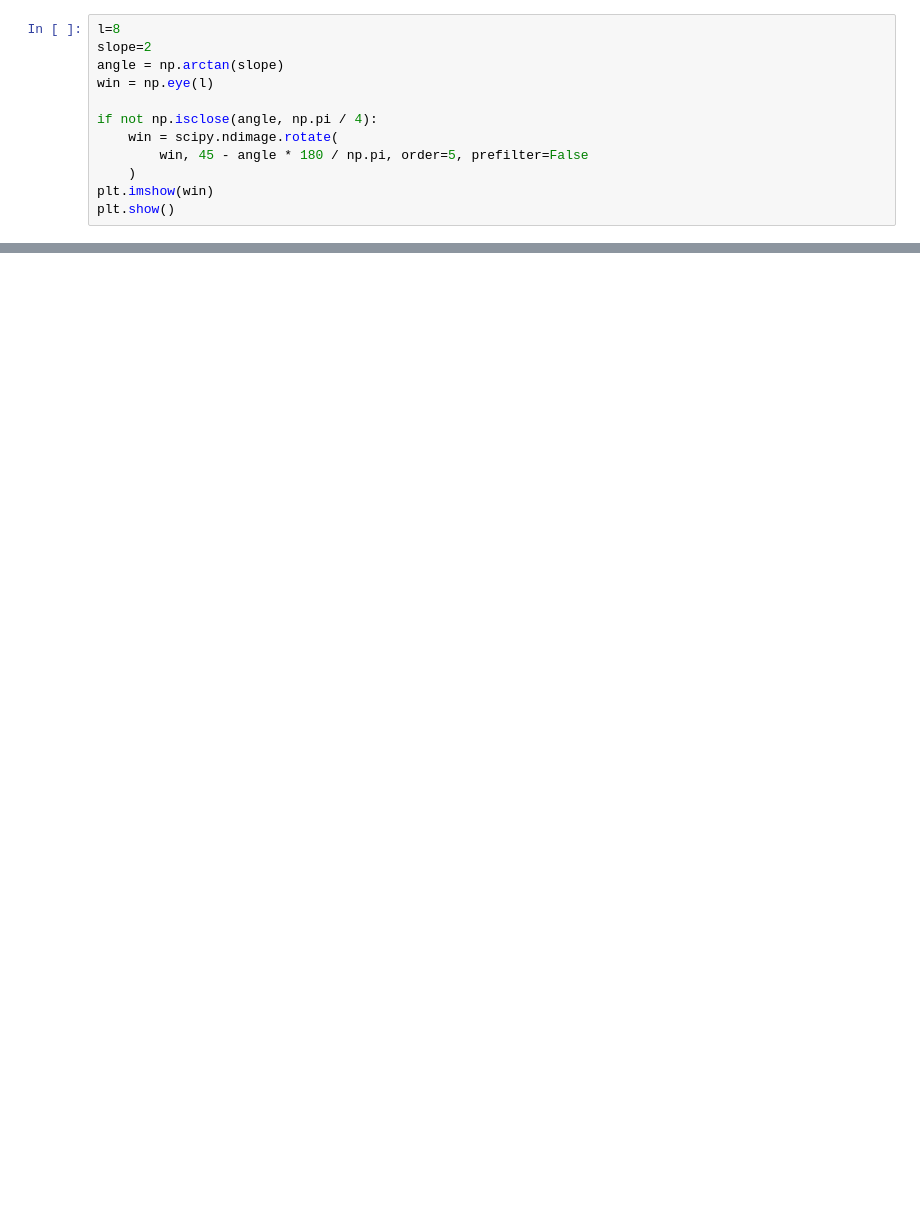
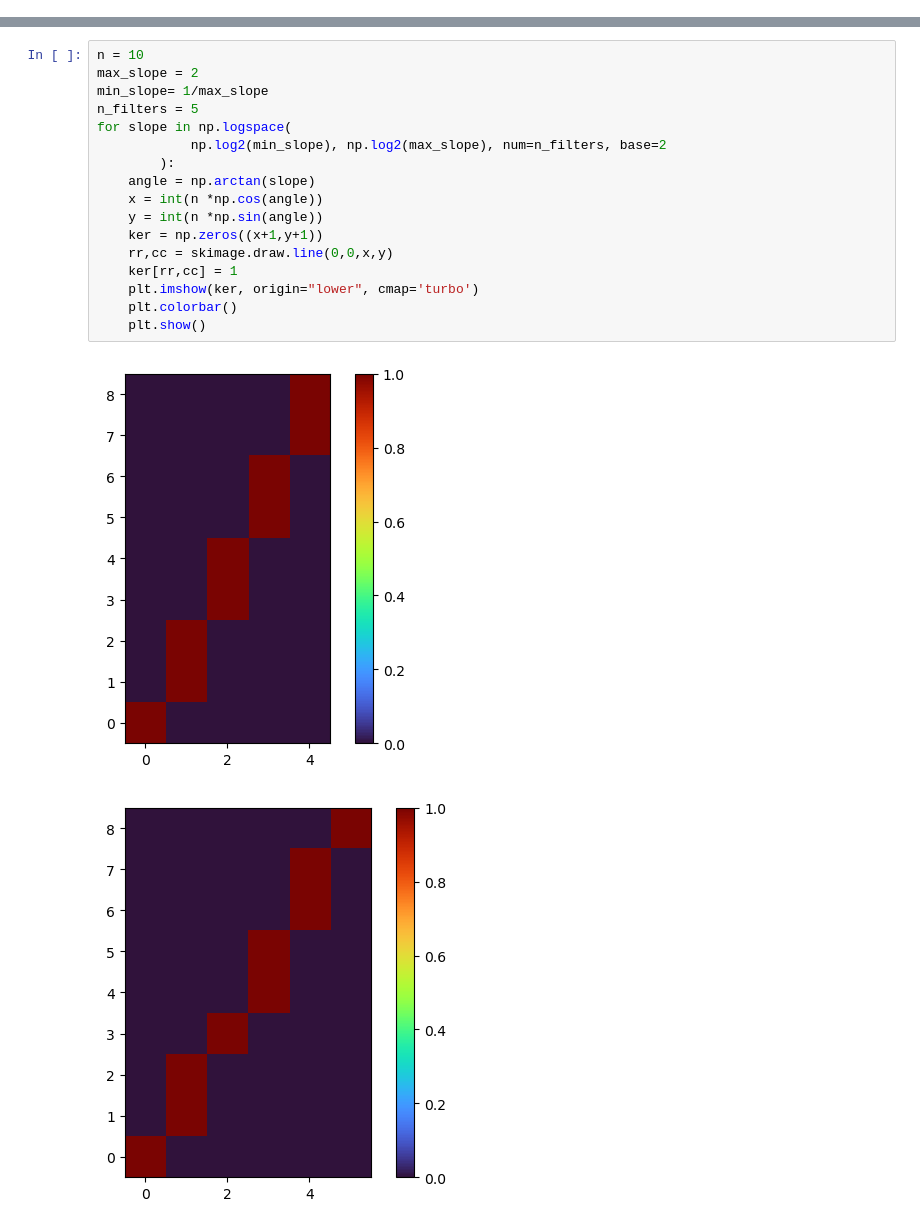
Before and after one commit to etiandre/reverse-dj-mix, a Jupyter notebook: nmf/test-carve.ipynb, the cells around one changed output, grey strips where cells are left out. Drawn from its saved outputs; the diff is of its cells as text; blank space fills up the shorter version.

```diff
--- a/nmf/test-carve.ipynb
+++ b/nmf/test-carve.ipynb
@@ -11,12 +0,0 @@ import skimage
-# %%
-l=8
-slope=2
-angle = np.arctan(slope)
-win = np.eye(l)
-
-if not np.isclose(angle, np.pi / 4):
-    win = scipy.ndimage.rotate(
-        win, 45 - angle * 180 / np.pi, order=5, prefilter=False
-    )
-plt.imshow(win)
-plt.show()
@@ -81,0 +34,20 @@ skimage.filters.thresholding.threshold_yen
+# %%
+n = 10
+max_slope = 2
+min_slope= 1/max_slope
+n_filters = 5
+for slope in np.logspace(
+            np.log2(min_slope), np.log2(max_slope), num=n_filters, base=2
+        ):
+    angle = np.arctan(slope)
+    x = int(n *np.cos(angle))
+    y = int(n *np.sin(angle))
+    ker = np.zeros((x+1,y+1))
+    rr,cc = skimage.draw.line(0,0,x,y)
+    ker[rr,cc] = 1
+    plt.imshow(ker, origin="lower", cmap='turbo')
+    plt.colorbar()
+    plt.show()
+# %% [output]
+[figure, added]
+[figure, added]
```
Also changed, not shown: parts of 9 cells of this notebook, 8 other files.
